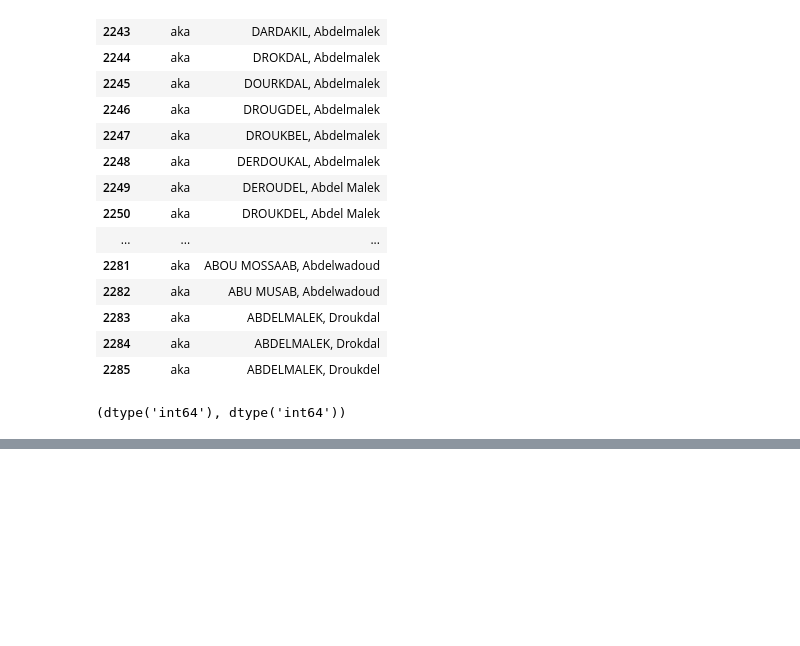
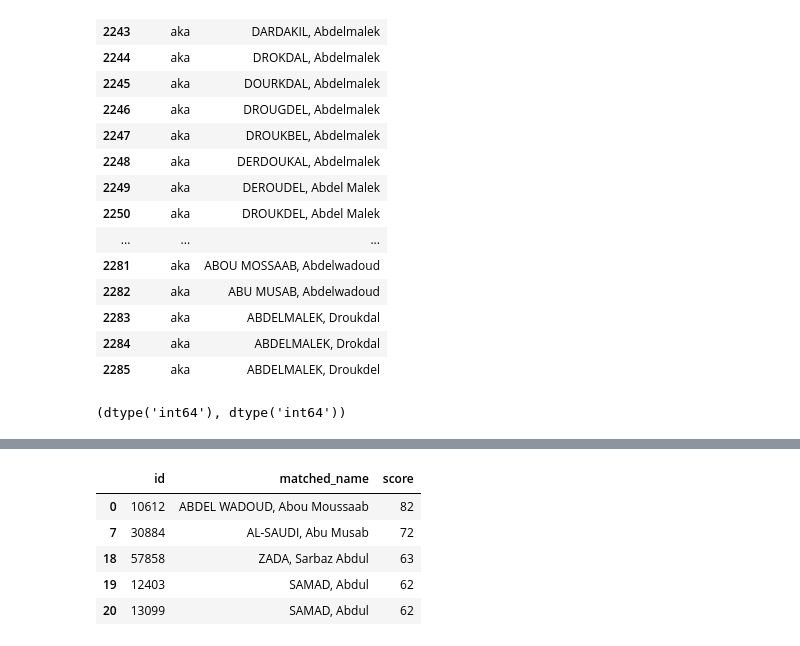
Before and after one commit to KacperKurowski02/mini-iris, a Jupyter notebook: notebooks/01_explore_sdn.ipynb, the cells around one changed output, grey strips where cells are left out. Drawn from its saved outputs; the diff is of its cells as text; code cells hidden in the pictures; blank space fills up the shorter version.

```diff
--- a/notebooks/01_explore_sdn.ipynb
+++ b/notebooks/01_explore_sdn.ipynb
@@ -165,0 +232,24 @@ sdn["id"].dtype, alt["id"].dtype
+# %%
+from rapidfuzz import process
+
+def search(query, limit=5):
+    results = process.extract(query, names["name"],
+                              scorer=fuzz.token_sort_ratio,
+                              processor=utils.default_process,
+                              limit=50)
+    rows = []
+    for matched_name, score, row_number in results:
+        rows.append({"id": names.loc[row_number, "id"],
+                     "matched_name": matched_name,
+                     "score": round(score)})
+    result = pd.DataFrame(rows).drop_duplicates("id")
+    return result.head(limit)
+
+search("Musab Abdel Wadoud")
+# %% [output]
+|  | id | matched_name | score |
+| 0 | 10612 | ABDEL WADOUD, Abou Moussaab | 82 |
+| 7 | 30884 | AL-SAUDI, Abu Musab | 72 |
+| 18 | 57858 | ZADA, Sarbaz Abdul | 63 |
+| 19 | 12403 | SAMAD, Abdul | 62 |
+| 20 | 13099 | SAMAD, Abdul | 62 |
```
Also changed, not shown: parts of 6 cells of this notebook.
